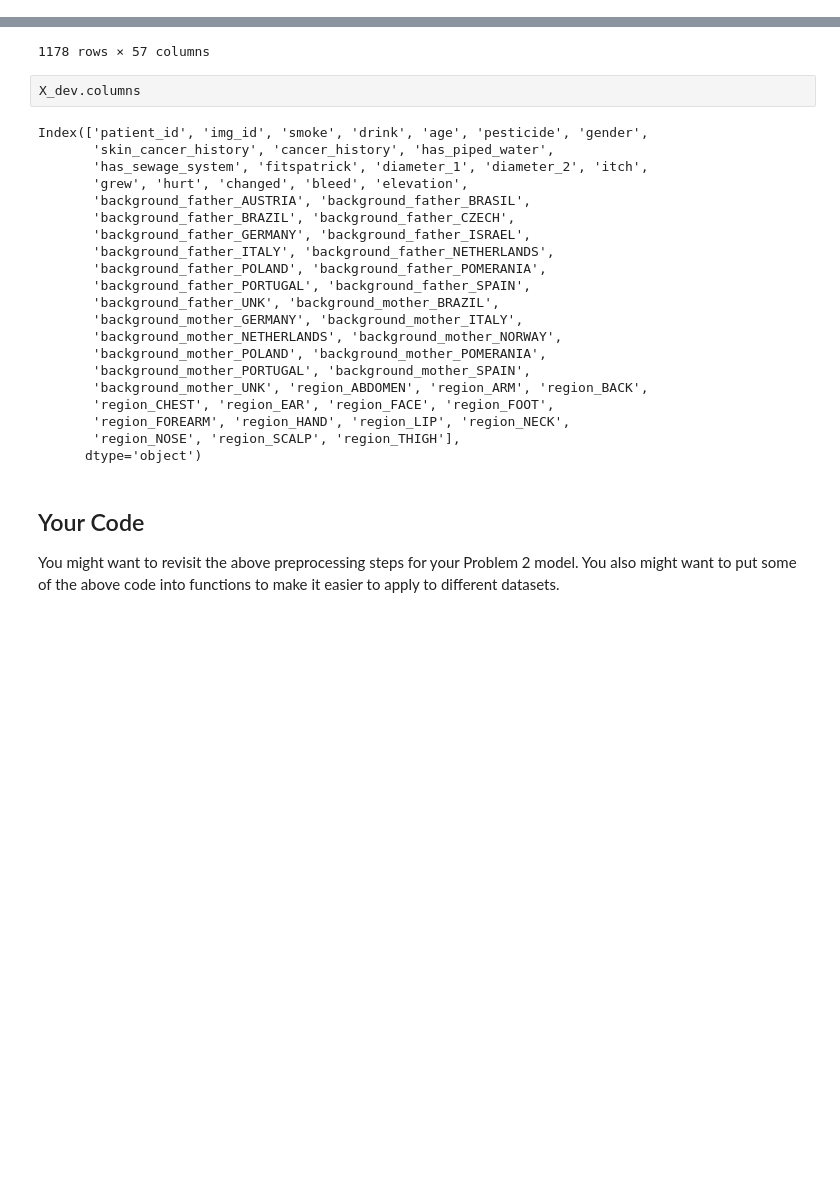
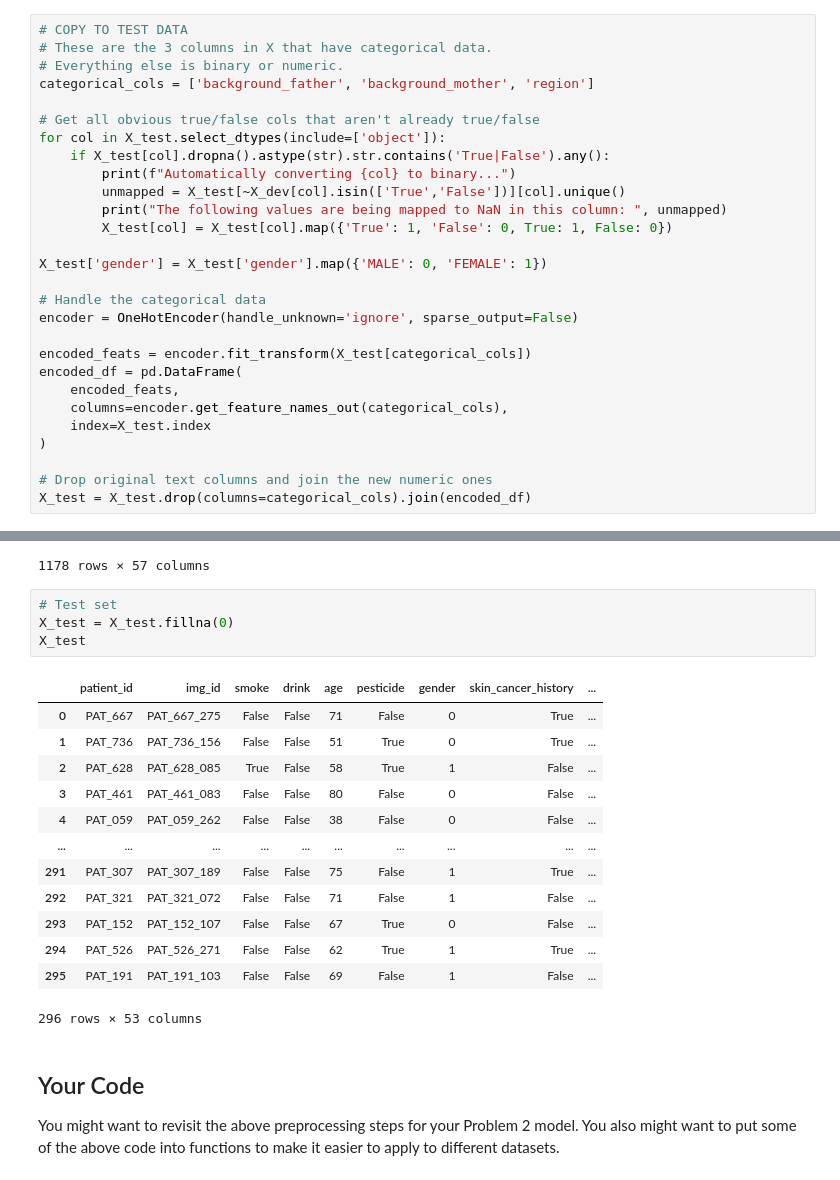
Before and after one commit to harmony-lebovic/image-classifier, a Jupyter notebook: image-classifier.ipynb, the cells around one changed output, grey strips where cells are left out. Drawn from its saved outputs; the diff is of its cells as text; blank space fills up the shorter version.

```diff
--- a/image-classifier.ipynb
+++ b/image-classifier.ipynb
@@ -161,3 +165,31 @@ Automatically converting bleed to binary...
 The following values are being mapped to NaN in this column:  ['UNK']
 Automatically converting elevation to binary...
 The following values are being mapped to NaN in this column:  ['UNK']
+# %%
+# COPY TO TEST DATA
+# These are the 3 columns in X that have categorical data.
+# Everything else is binary or numeric.
+categorical_cols = ['background_father', 'background_mother', 'region']
+
+# Get all obvious true/false cols that aren't already true/false
+for col in X_test.select_dtypes(include=['object']):
+    if X_test[col].dropna().astype(str).str.contains('True|False').any():
+        print(f"Automatically converting {col} to binary...")
+        unmapped = X_test[~X_dev[col].isin(['True','False'])][col].unique()
+        print("The following values are being mapped to NaN in this column: ", unmapped)
+        X_test[col] = X_test[col].map({'True': 1, 'False': 0, True: 1, False: 0})
+
+X_test['gender'] = X_test['gender'].map({'MALE': 0, 'FEMALE': 1})
+
+# Handle the categorical data
+encoder = OneHotEncoder(handle_unknown='ignore', sparse_output=False)
+
+encoded_feats = encoder.fit_transform(X_test[categorical_cols])
+encoded_df = pd.DataFrame(
+    encoded_feats,
+    columns=encoder.get_feature_names_out(categorical_cols),
+    index=X_test.index
+)
+
+# Drop original text columns and join the new numeric ones
+X_test = X_test.drop(columns=categorical_cols).join(encoded_df)
@@ -212,29 +263,24 @@ X_dev
 | 1176 | PAT_620 | PAT_620_1473 | False | False | 55 | False | 1 | True | ... |
 | 1177 | PAT_724 | PAT_724_1474 | False | False | 58 | True | 1 | True | ... |
 1178 rows × 57 columns
-# %%
-X_dev.columns
-# %% [output]
-Index(['patient_id', 'img_id', 'smoke', 'drink', 'age', 'pesticide', 'gender',
-       'skin_cancer_history', 'cancer_history', 'has_piped_water',
-       'has_sewage_system', 'fitspatrick', 'diameter_1', 'diameter_2', 'itch',
-       'grew', 'hurt', 'changed', 'bleed', 'elevation',
-       'background_father_AUSTRIA', 'background_father_BRASIL',
-       'background_father_BRAZIL', 'background_father_CZECH',
-       'background_father_GERMANY', 'background_father_ISRAEL',
-       'background_father_ITALY', 'background_father_NETHERLANDS',
-       'background_father_POLAND', 'background_father_POMERANIA',
-       'background_father_PORTUGAL', 'background_father_SPAIN',
-       'background_father_UNK', 'background_mother_BRAZIL',
-       'background_mother_GERMANY', 'background_mother_ITALY',
-       'background_mother_NETHERLANDS', 'background_mother_NORWAY',
-       'background_mother_POLAND', 'background_mother_POMERANIA',
-       'background_mother_PORTUGAL', 'background_mother_SPAIN',
-       'background_mother_UNK', 'region_ABDOMEN', 'region_ARM', 'region_BACK',
-       'region_CHEST', 'region_EAR', 'region_FACE', 'region_FOOT',
-       'region_FOREARM', 'region_HAND', 'region_LIP', 'region_NECK',
-       'region_NOSE', 'region_SCALP', 'region_THIGH'],
-      dtype='object')
+# %%
+# Test set
+X_test = X_test.fillna(0)
+X_test
+# %% [output]
+|  | patient_id | img_id | smoke | drink | age | pesticide | gender | skin_cancer_history | ... |
+| 0 | PAT_667 | PAT_667_275 | False | False | 71 | False | 0 | True | ... |
+| 1 | PAT_736 | PAT_736_156 | False | False | 51 | True | 0 | True | ... |
+| 2 | PAT_628 | PAT_628_085 | True | False | 58 | True | 1 | False | ... |
+| 3 | PAT_461 | PAT_461_083 | False | False | 80 | False | 0 | False | ... |
+| 4 | PAT_059 | PAT_059_262 | False | False | 38 | False | 0 | False | ... |
+| ... | ... | ... | ... | ... | ... | ... | ... | ... | ... |
+| 291 | PAT_307 | PAT_307_189 | False | False | 75 | False | 1 | True | ... |
+| 292 | PAT_321 | PAT_321_072 | False | False | 71 | False | 1 | False | ... |
+| 293 | PAT_152 | PAT_152_107 | False | False | 67 | True | 0 | False | ... |
+| 294 | PAT_526 | PAT_526_271 | False | False | 62 | True | 1 | True | ... |
+| 295 | PAT_191 | PAT_191_103 | False | False | 69 | False | 1 | False | ... |
+296 rows × 53 columns
 # %% [markdown]
 ## Your Code
 
```
Also changed, not shown: parts of 20 cells of this notebook.
